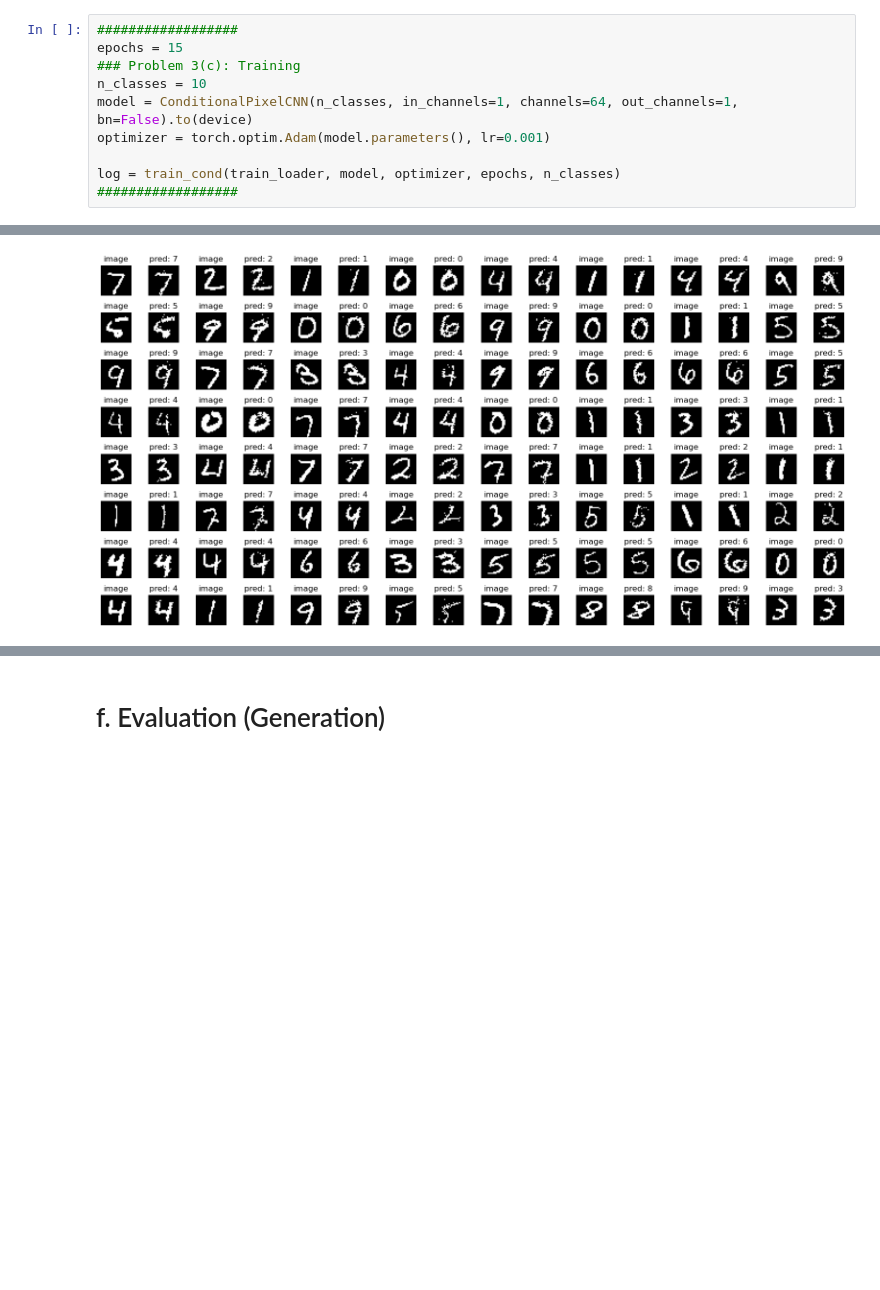
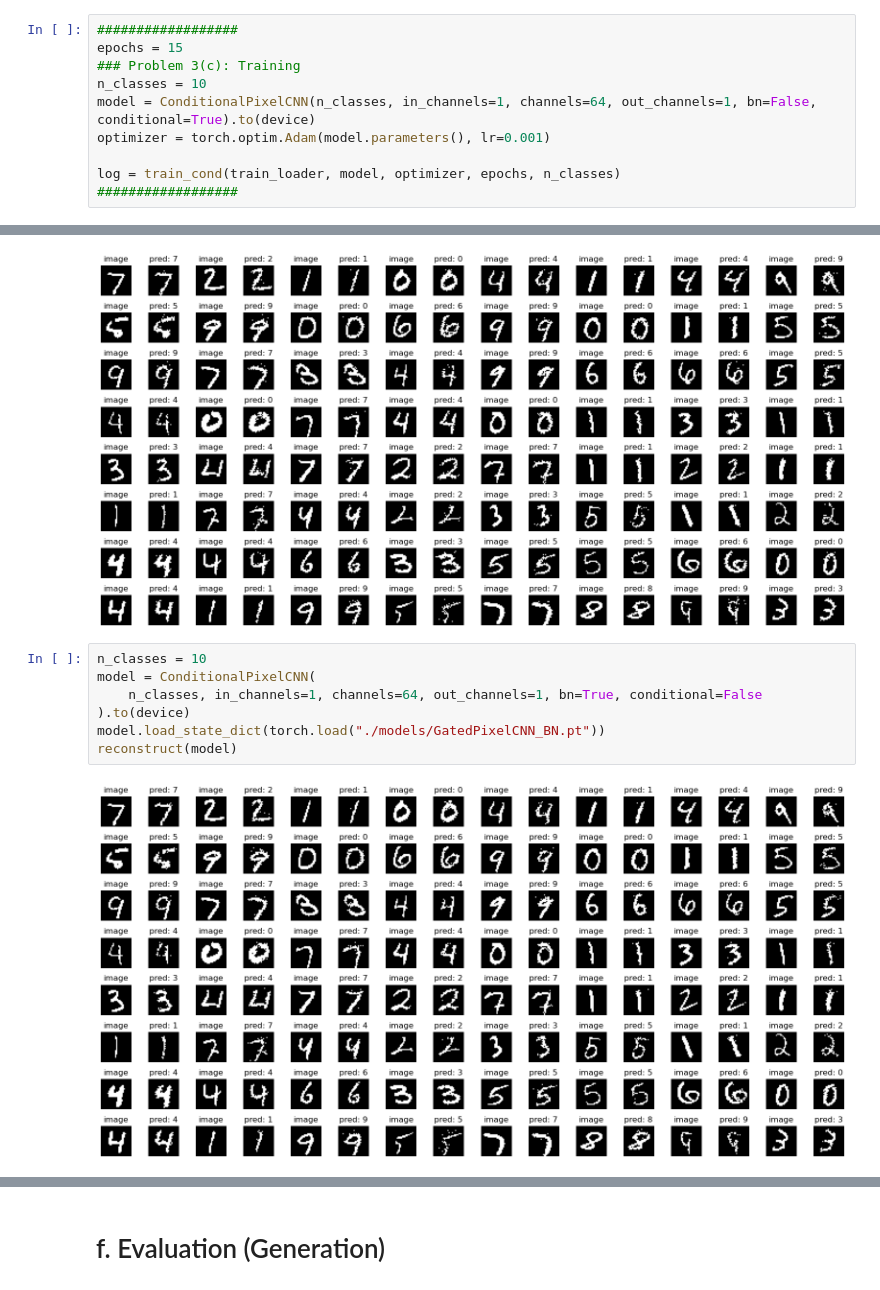
Before and after one commit to ztzhu1/MIT6.S978, a Jupyter notebook: pset2.ipynb, the cells around one changed output, grey strips where cells are left out. Cells and saved outputs as stored; diff of their text form; blank space fills up the shorter version.

```diff
--- a/pset2.ipynb
+++ b/pset2.ipynb
@@ -575,7 +575,7 @@ h_stack: torch.Size([1, 64, 28, 28]), h_stack_feat: torch.Size([1, 64, 28, 28]),
 epochs = 15
 ### Problem 3(c): Training
 n_classes = 10
-model = ConditionalPixelCNN(n_classes, in_channels=1, channels=64, out_channels=1, bn=False).to(device)
+model = ConditionalPixelCNN(n_classes, in_channels=1, channels=64, out_channels=1, bn=False, conditional=True).to(device)
 optimizer = torch.optim.Adam(model.parameters(), lr=0.001)
 
 log = train_cond(train_loader, model, optimizer, epochs, n_classes)
@@ -625,3 +625,12 @@ model.load_state_dict(torch.load("./models/GatedPixelCNN.pt"))
 reconstruct(model)
 # %% [output]
 [figure]
+# %%
+n_classes = 10
+model = ConditionalPixelCNN(
+    n_classes, in_channels=1, channels=64, out_channels=1, bn=True, conditional=False
+).to(device)
+model.load_state_dict(torch.load("./models/GatedPixelCNN_BN.pt"))
+reconstruct(model)
+# %% [output]
+[figure, added]
```
Also changed, not shown: parts of 5 cells of this notebook, 2 other files.
